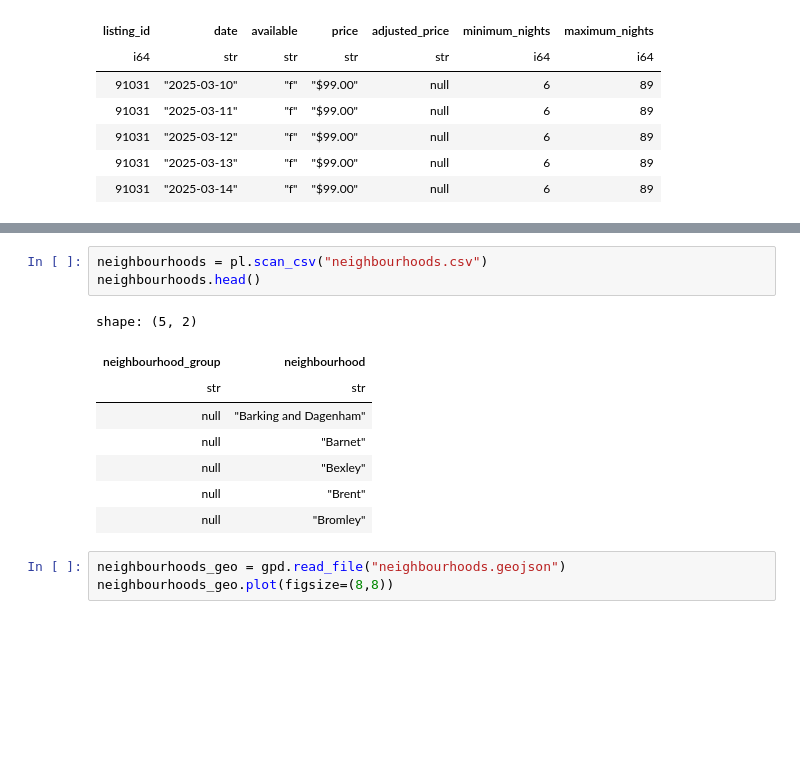
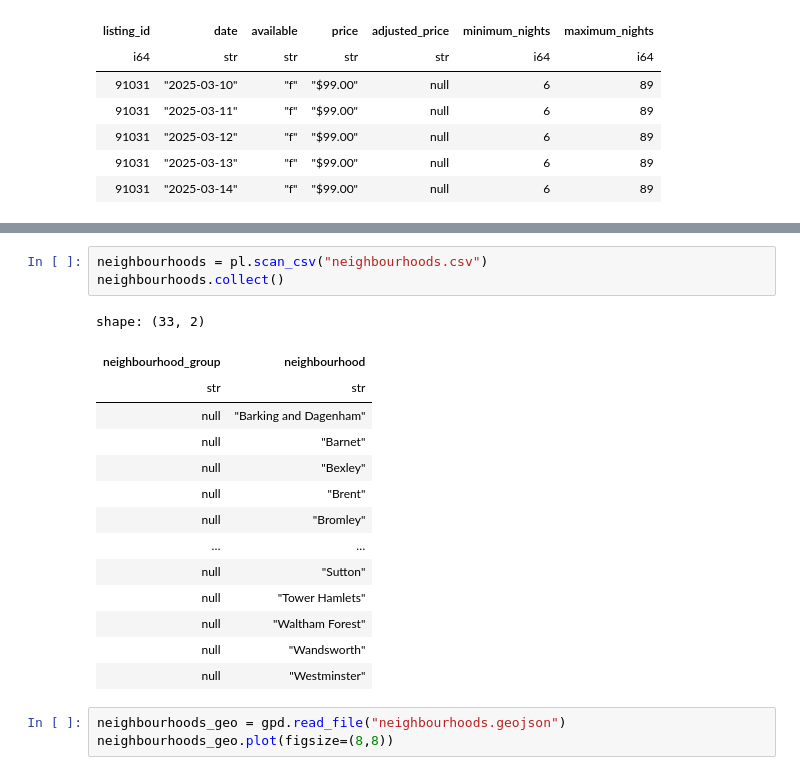
Before and after one commit to muossii/Data-Visualization, a Jupyter notebook: Cleaning Airbnb.ipynb, the cells around one changed output, grey strips where cells are left out. Saved outputs shown, nothing was run; the diff lists cells and outputs as text; blank space fills up the shorter version.

```diff
--- a/Cleaning Airbnb.ipynb
+++ b/Cleaning Airbnb.ipynb
@@ -34,16 +34,22 @@ shape: (5, 79)
 | 93015 | "https://www.airbnb.com/rooms/9… | 20250304052011 | "2025-03-06" | "city scrape" | "2 bed West Kensington apartmen… | "Gorgeous 2 bed ground floor ap… | "A bit of history about the W14… | ... |
 # %%
 neighbourhoods = pl.scan_csv("neighbourhoods.csv")
-neighbourhoods.head()
+neighbourhoods.collect()
 # %% [output]
-shape: (5, 2)
+shape: (33, 2)
 | neighbourhood_group | neighbourhood |
 | str | str |
 | null | "Barking and Dagenham" |
 | null | "Barnet" |
 | null | "Bexley" |
 | null | "Brent" |
 | null | "Bromley" |
+| … | … |
+| null | "Sutton" |
+| null | "Tower Hamlets" |
+| null | "Waltham Forest" |
+| null | "Wandsworth" |
+| null | "Westminster" |
 # %%
 neighbourhoods_geo = gpd.read_file("neighbourhoods.geojson")
 neighbourhoods_geo.plot(figsize=(8,8))
```
Also changed, not shown: parts of 9 cells of this notebook.
